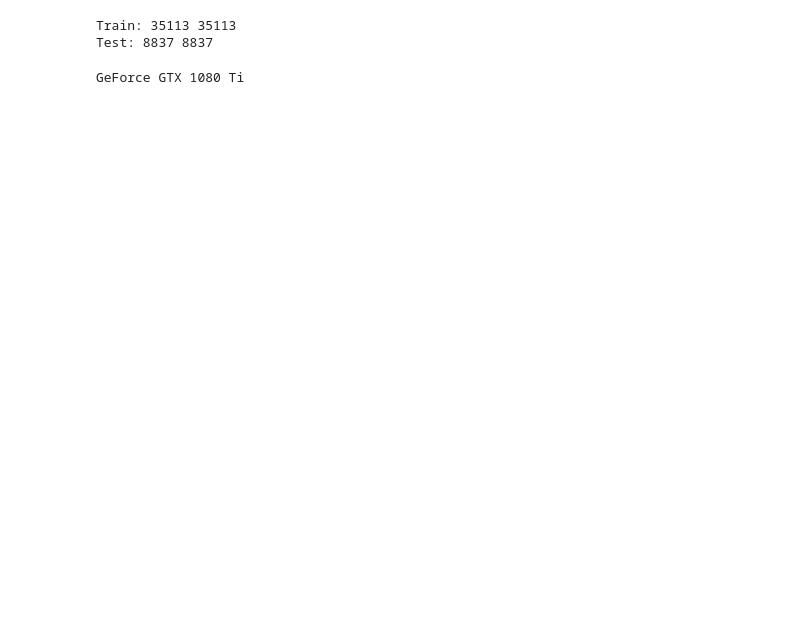
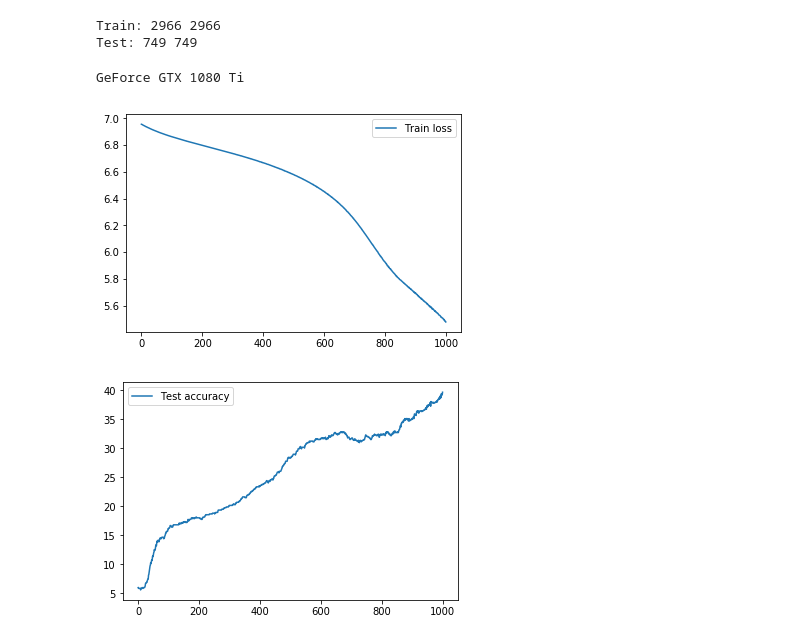
Before and after one commit to niksaz/speech-ml-2019, a Jupyter notebook: 3/speaker_recognition.ipynb, the cells around one changed output. Saved outputs shown, nothing was run; the diff lists cells and outputs as text; code cells hidden in the pictures; blank space fills up the shorter version.

```diff
--- a/3/speaker_recognition.ipynb
+++ b/3/speaker_recognition.ipynb
@@ -23,7 +23,7 @@ from torch.nn.utils.rnn import pad_sequence, pack_padded_sequence
 
 from tqdm import tqdm
 # %%
-NUM_PEOPLE = 0
+NUM_PEOPLE = 10
 
 np.random.seed(7)
 
@@ -32,8 +32,9 @@ train_classes = []
 test_wav_paths = []
 test_classes = []
 wav_dir = os.path.join('VCTK-Corpus', 'wav48')
-for num, person in enumerate(os.listdir(wav_dir)):
-    NUM_PEOPLE += 1
+persons = sorted(os.listdir(wav_dir))[:NUM_PEOPLE]
+print(persons)
+for num, person in enumerate(persons):
     person_dir = os.path.join(wav_dir, person)
     wav_names = list(map(lambda wav_name: os.path.join(person_dir, wav_name), os.listdir(person_dir)))
     train_person_speech, test_person_speech = train_test_split(wav_names, test_size=0.2)
@@ -107,8 +109,8 @@ test_features = read_features(test_kaldi_path)
 print('Train:', len(train_features), len(train_classes))
 print('Test:', len(test_features), len(test_classes))
 # %% [output]
-Train: 35113 35113
-Test: 8837 8837
+Train: 2966 2966
+Test: 749 749
 # %%
 class SpeakerIdentityLSTM(nn.Module):
 
@@ -207,0 +211,14 @@ for epoch in tqdm(range(EPOCHS)):
+# %%
+train_kaldi_losses, test_kaldi_accuracies = train_lstm(
+    train_features, train_classes, test_features, test_classes)
+# %%
+plt.plot(range(len(train_kaldi_losses)), train_kaldi_losses)
+plt.legend(['Train loss'])
+plt.show()
+
+plt.plot(range(len(test_kaldi_accuracies)), test_kaldi_accuracies)
+plt.legend(['Test accuracy'])
+plt.show()
+# %% [output]
+[figure, added]
+[figure, added]
```
Also changed, not shown: parts of 21 cells of this notebook, 2 other files.
